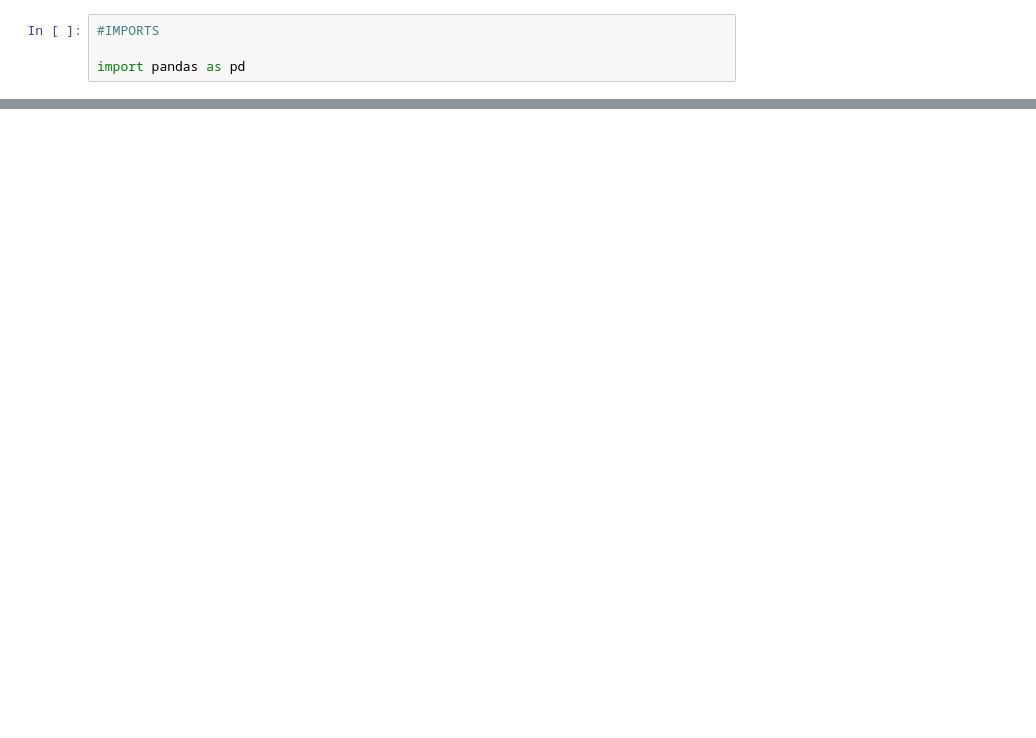
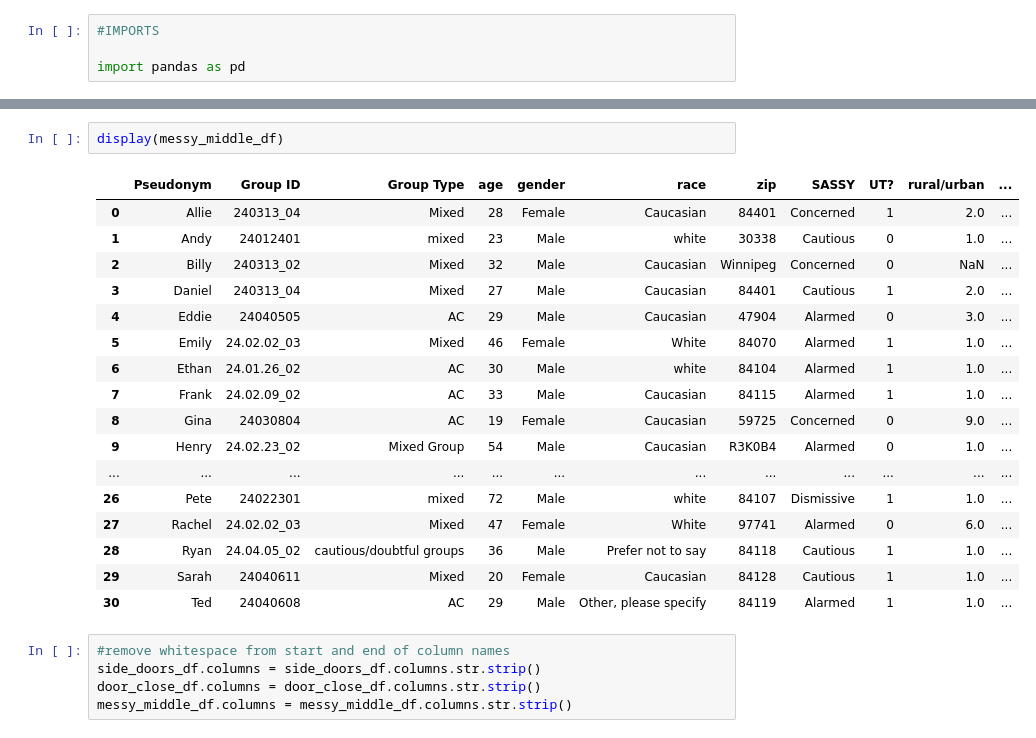
Before and after one commit to Hailcyon/AISL-data-analysis, a Jupyter notebook: create_side_door_dataframe.ipynb, the cells around one changed output, grey strips where cells are left out. Cells and saved outputs as stored; diff of their text form; blank space fills up the shorter version.

```diff
--- a/create_side_door_dataframe.ipynb
+++ b/create_side_door_dataframe.ipynb
@@ -99,0 +116,25 @@ display(side_doors_df)
+# %%
+display(messy_middle_df)
+# %% [output]
+|  | Pseudonym | Group ID | Group Type | age | gender | race | zip | SASSY | UT? | rural/urban | ... |
+| 0 | Allie | 240313_04 | Mixed | 28 | Female | Caucasian | 84401 | Concerned | 1 | 2.0 | ... |
+| 1 | Andy | 24012401 | mixed | 23 | Male | white | 30338 | Cautious | 0 | 1.0 | ... |
+| 2 | Billy | 240313_02 | Mixed | 32 | Male | Caucasian | Winnipeg | Concerned | 0 | NaN | ... |
+| 3 | Daniel | 240313_04 | Mixed | 27 | Male | Caucasian | 84401 | Cautious | 1 | 2.0 | ... |
+| 4 | Eddie | 24040505 | AC | 29 | Male | Caucasian | 47904 | Alarmed | 0 | 3.0 | ... |
+| 5 | Emily | 24.02.02_03 | Mixed | 46 | Female | White | 84070 | Alarmed | 1 | 1.0 | ... |
+| 6 | Ethan | 24.01.26_02 | AC | 30 | Male | white | 84104 | Alarmed | 1 | 1.0 | ... |
+| 7 | Frank | 24.02.09_02 | AC | 33 | Male | Caucasian | 84115 | Alarmed | 1 | 1.0 | ... |
+| 8 | Gina | 24030804 | AC | 19 | Female | Caucasian | 59725 | Concerned | 0 | 9.0 | ... |
+| 9 | Henry | 24.02.23_02 | Mixed Group | 54 | Male | Caucasian | R3K0B4 | Alarmed | 0 | 1.0 | ... |
+| ... | ... | ... | ... | ... | ... | ... | ... | ... | ... | ... | ... |
+| 26 | Pete | 24022301 | mixed | 72 | Male | white | 84107 | Dismissive | 1 | 1.0 | ... |
+| 27 | Rachel | 24.02.02_03 | Mixed | 47 | Female | White | 97741 | Alarmed | 0 | 6.0 | ... |
+| 28 | Ryan | 24.04.05_02 | cautious/doubtful groups | 36 | Male | Prefer not to say | 84118 | Cautious | 1 | 1.0 | ... |
+| 29 | Sarah | 24040611 | Mixed | 20 | Female | Caucasian | 84128 | Cautious | 1 | 1.0 | ... |
+| 30 | Ted | 24040608 | AC | 29 | Male | Other, please specify | 84119 | Alarmed | 1 | 1.0 | ... |
+# %%
+#remove whitespace from start and end of column names
+side_doors_df.columns = side_doors_df.columns.str.strip()
+door_close_df.columns = door_close_df.columns.str.strip()
+messy_middle_df.columns = messy_middle_df.columns.str.strip()
```
Also changed, not shown: parts of 15 cells of this notebook.
